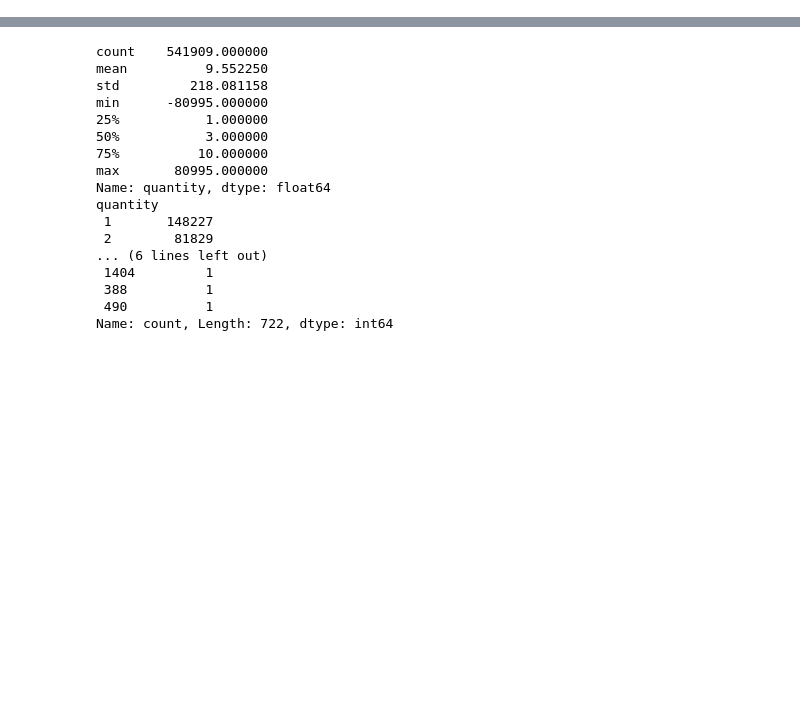
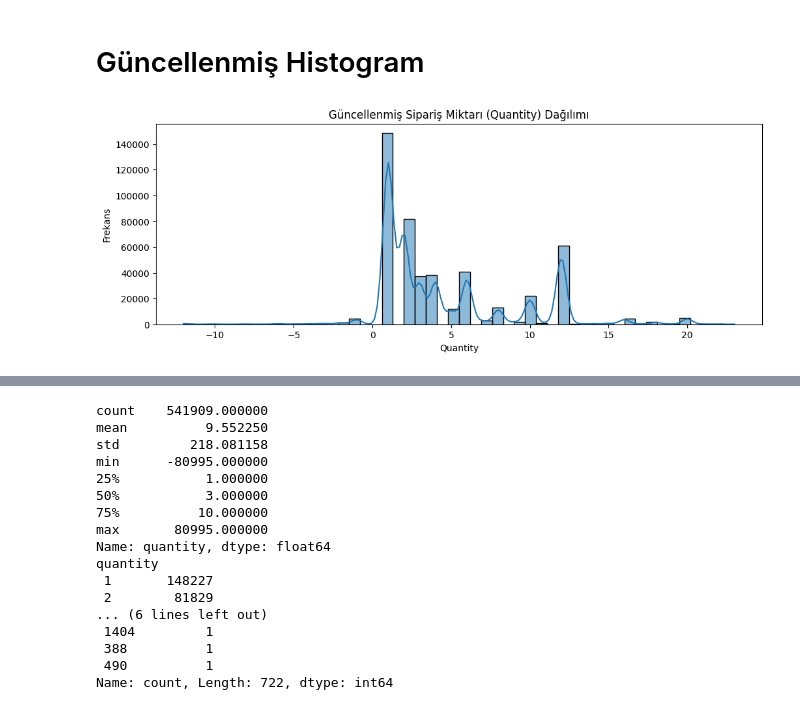
Before and after one commit to karahanmerves/e_commerce_analysis_pipline_project, a Jupyter notebook: src/analyze_data.ipynb, the cells around one changed output, grey strips where cells are left out. Cells and saved outputs as stored; diff of their text form; code cells hidden in the pictures; blank space fills up the shorter version.

```diff
--- a/src/analyze_data.ipynb
+++ b/src/analyze_data.ipynb
@@ -14,0 +137,11 @@ df.head()
+# %% [markdown]
+# Güncellenmiş Histogram
+# %%
+plt.figure(figsize=(12, 4))
+sns.histplot(df_filtered["quantity"], bins=50, kde=True)
+plt.title("Güncellenmiş Sipariş Miktari (Quantity) Dağilimi")
+plt.xlabel("Quantity")
+plt.ylabel("Frekans")
+plt.show()
+# %% [output]
+[figure, added]
```
Also changed, not shown: parts of 39 cells of this notebook.
